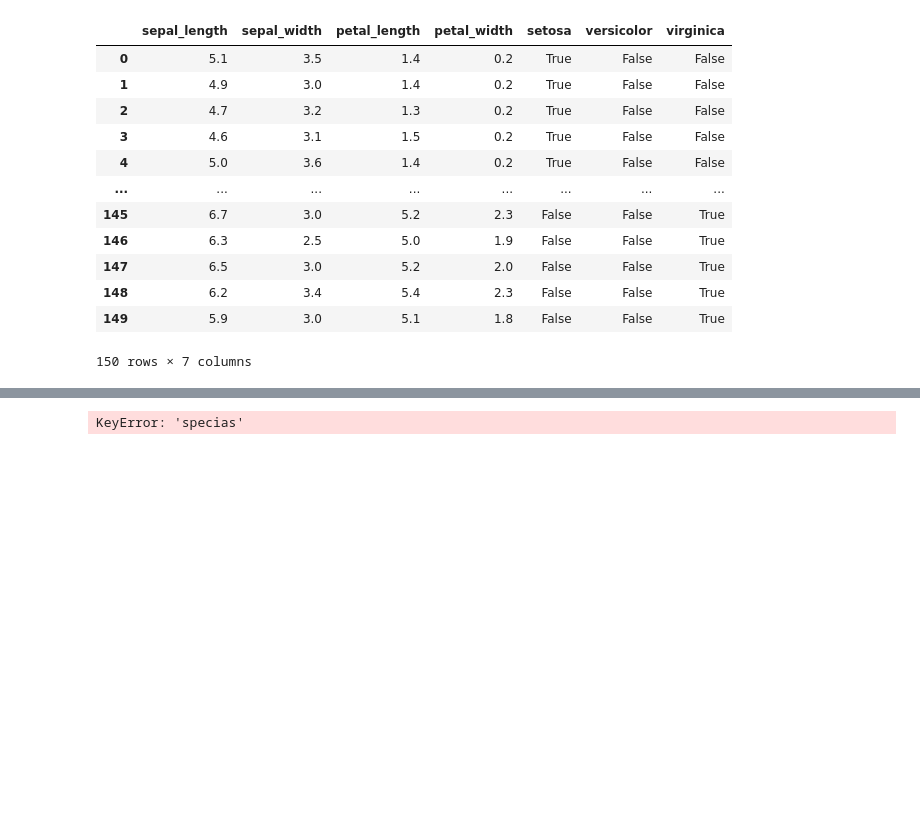
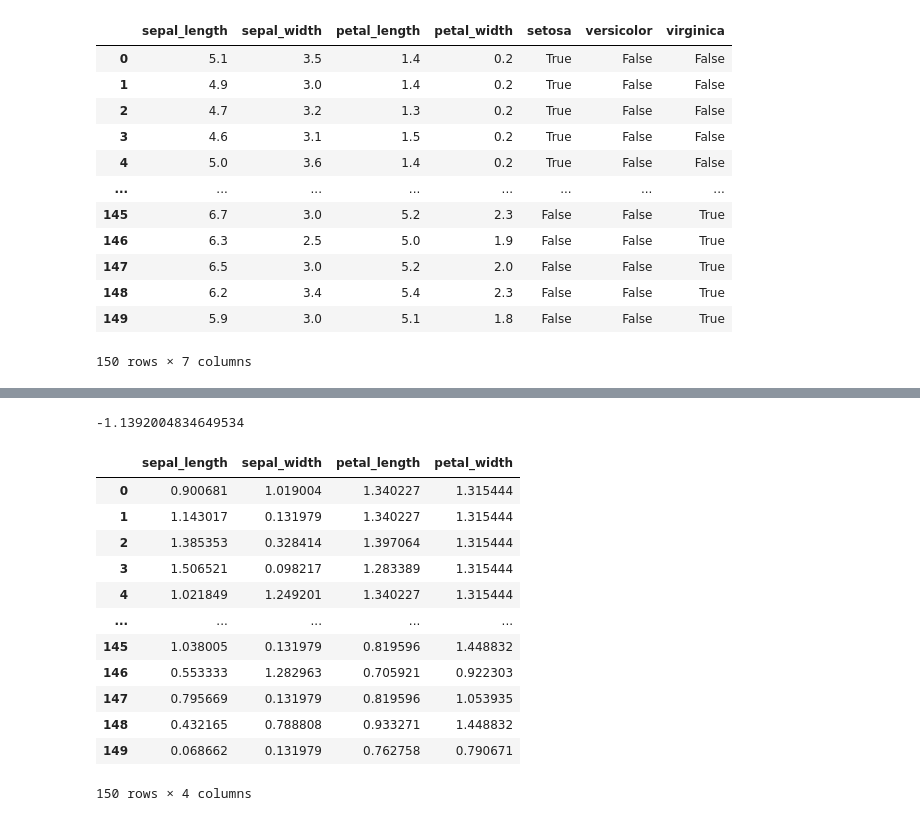
Before and after one commit to Rudrateja012/Excelr-classes, a Jupyter notebook: day15.ipynb, the cells around one changed output, grey strips where cells are left out. Cells and saved outputs as stored; diff of their text form; code cells hidden in the pictures; blank space fills up the shorter version.

```diff
--- a/day15.ipynb
+++ b/day15.ipynb
@@ -160,0 +161,4 @@ pd.concat([df,oh_species],axis=1)
+# %%
+from scipy.stats import zscore
+data=sns.load_dataset('iris')
+df=data.copy()
@@ -161,8 +181,20 @@ pd.concat([df,oh_species],axis=1)
 # %%
-df['specias'].unique()
+(4.9 - df['sepal_length'].mean()) / df['sepal_length'].std()
 # %% [output]
-KeyError: 'specias'
+-1.1392004834649534
 # %%
-from skearn.preprocessing import LabelEncoder
-lb=LabelEncoder()
-df['species']=lb.fit_transforce(df['species'])
+np.abs(zscore(df.drop('species',axis=1)))
+# %% [output]
+|  | sepal_length | sepal_width | petal_length | petal_width |
+| 0 | 0.900681 | 1.019004 | 1.340227 | 1.315444 |
+| 1 | 1.143017 | 0.131979 | 1.340227 | 1.315444 |
+| 2 | 1.385353 | 0.328414 | 1.397064 | 1.315444 |
+| 3 | 1.506521 | 0.098217 | 1.283389 | 1.315444 |
+| 4 | 1.021849 | 1.249201 | 1.340227 | 1.315444 |
+| ... | ... | ... | ... | ... |
+| 145 | 1.038005 | 0.131979 | 0.819596 | 1.448832 |
+| 146 | 0.553333 | 1.282963 | 0.705921 | 0.922303 |
+| 147 | 0.795669 | 0.131979 | 0.819596 | 1.053935 |
+| 148 | 0.432165 | 0.788808 | 0.933271 | 1.448832 |
+| 149 | 0.068662 | 0.131979 | 0.762758 | 0.790671 |
+150 rows × 4 columns
```
Also changed, not shown: parts of 13 cells of this notebook.
